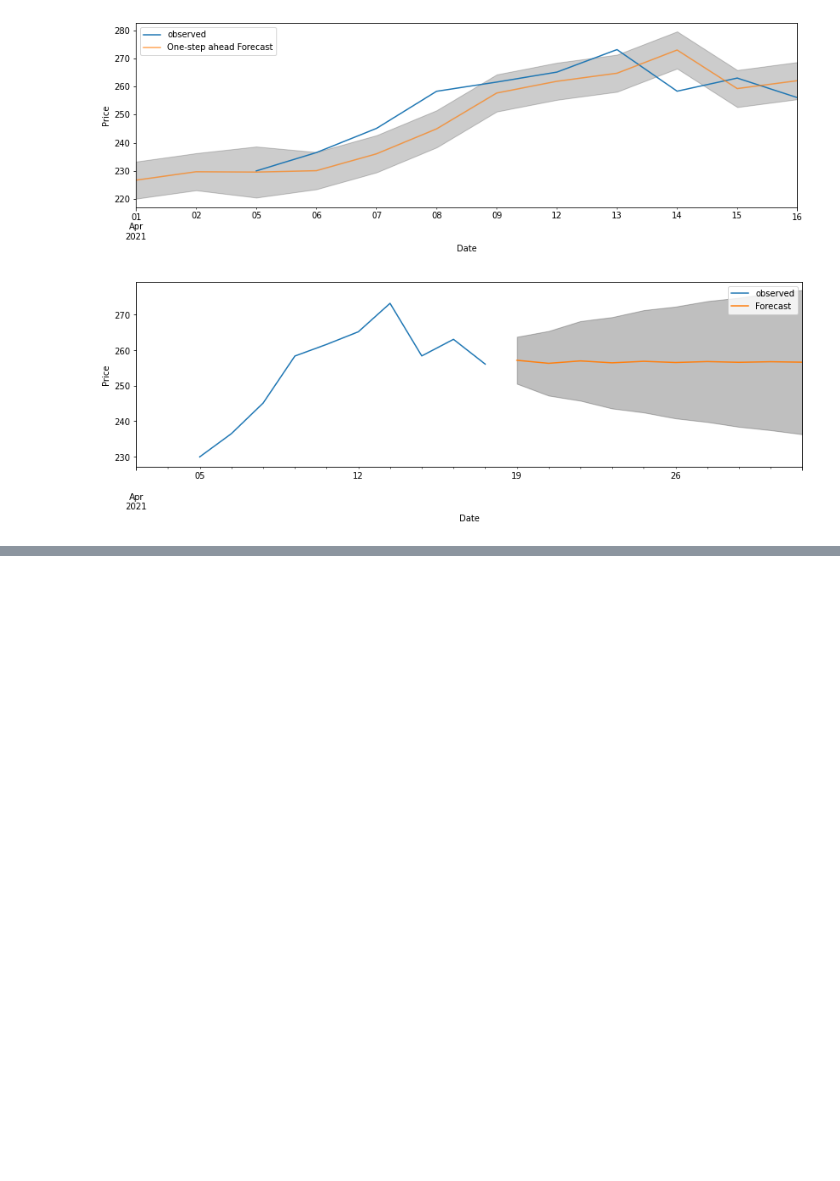
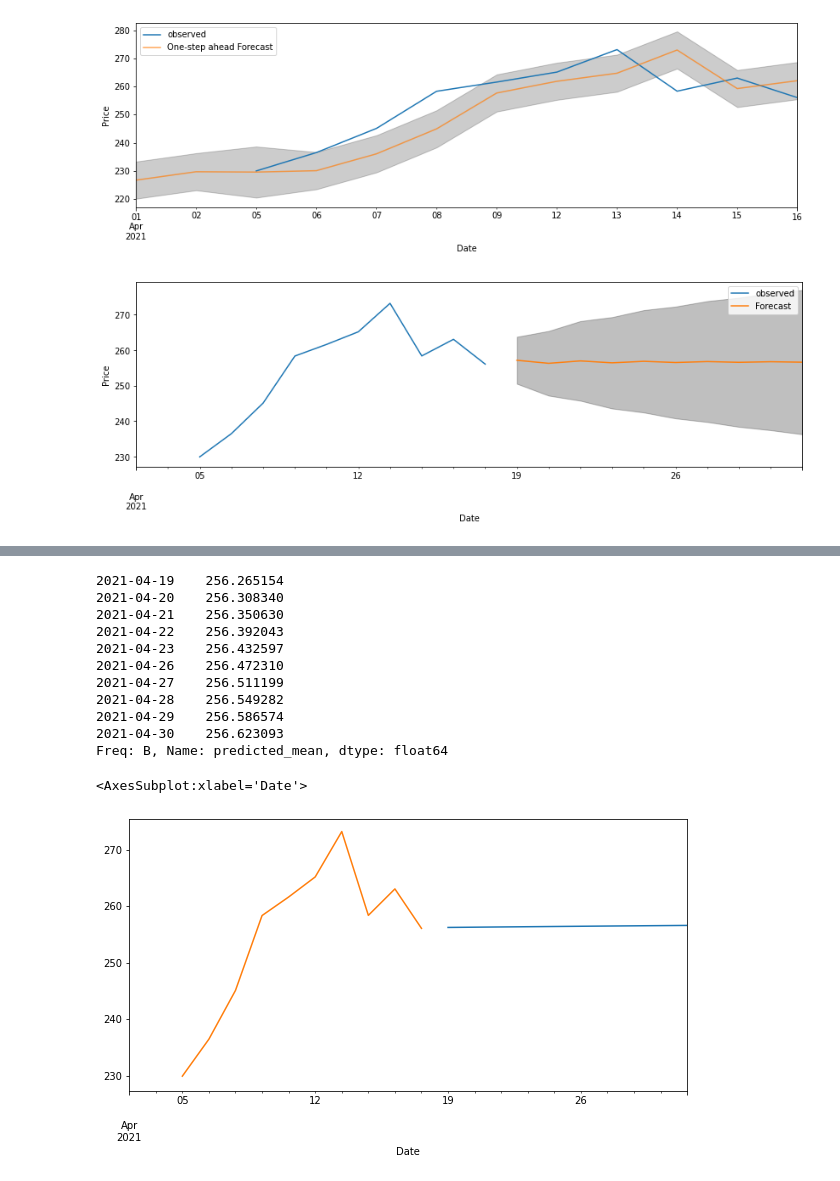
Before and after one commit to aloparev/arima, a Jupyter notebook: notebooks/ARIMA.ipynb, the cells around one changed output, grey strips where cells are left out. Cells and saved outputs as stored; diff of their text form; code cells hidden in the pictures; blank space fills up the shorter version.

```diff
--- a/notebooks/ARIMA.ipynb
+++ b/notebooks/ARIMA.ipynb
@@ -602,0 +603,23 @@ Freq: B, Name: predicted_mean, dtype: float64
+# %%
+ets_AAdA=sm.tsa.statespace.ExponentialSmoothing(sqdf[square],
+                                           trend=True,
+                                           initialization_method= 'heuristic',
+                                           damped_trend=True).fit()
+
+print(ets_AAdA.forecast(10))
+ets_AAdA.forecast(10).plot()
+sqdf[square]['2021-04-01':].plot()
+# %% [output]
+2021-04-19    256.265154
+2021-04-20    256.308340
+2021-04-21    256.350630
+2021-04-22    256.392043
+2021-04-23    256.432597
+2021-04-26    256.472310
+2021-04-27    256.511199
+2021-04-28    256.549282
+2021-04-29    256.586574
+2021-04-30    256.623093
+Freq: B, Name: predicted_mean, dtype: float64
+<AxesSubplot:xlabel='Date'>
+[figure, added]
```
Also changed, not shown: parts of 12 cells of this notebook.
